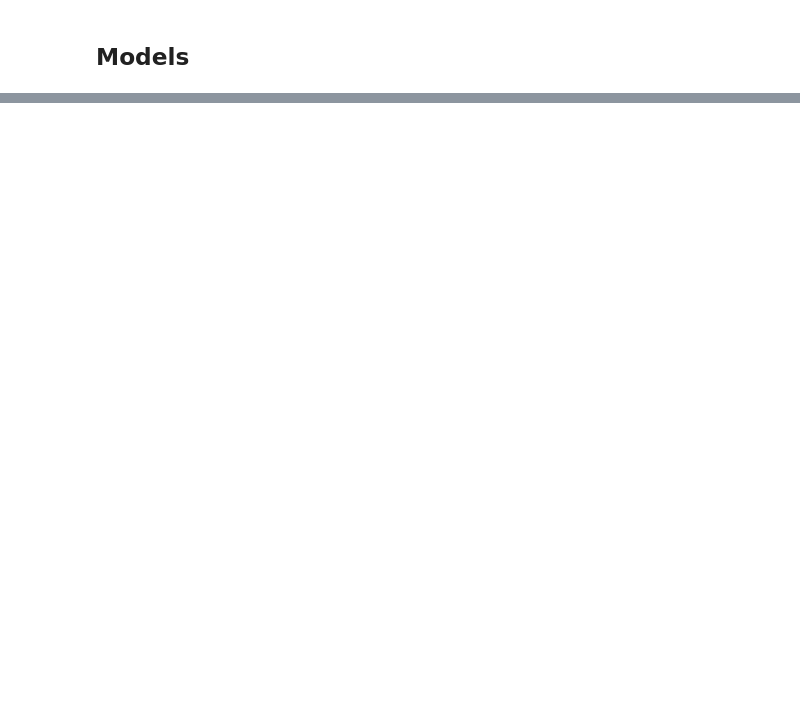
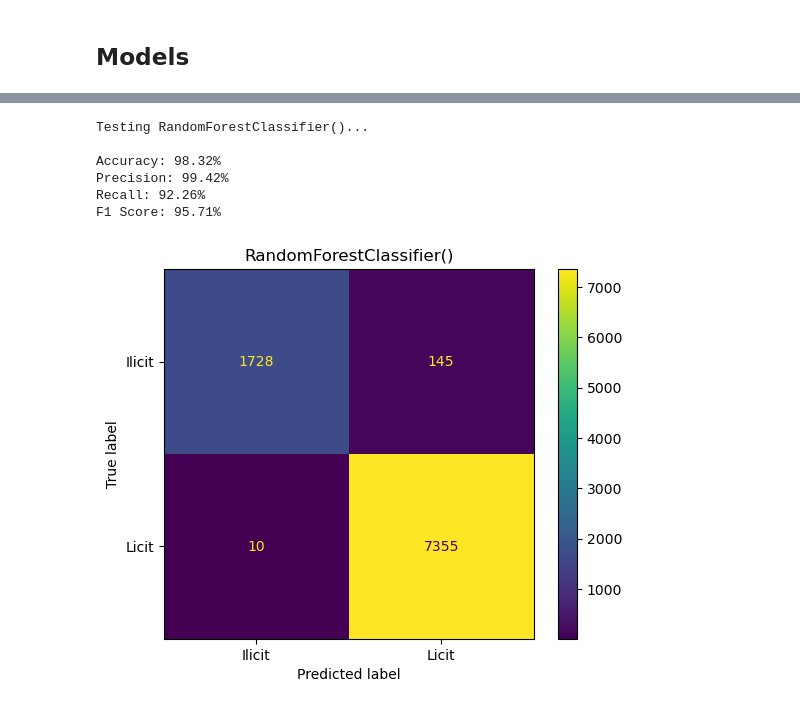
Before and after one commit to Arnau1/GraphAnomaly, a Jupyter notebook: Pipeline/Machine Learning.ipynb, the cells around one changed output, grey strips where cells are left out. Drawn from its saved outputs; the diff is of its cells as text; code cells hidden in the pictures; blank space fills up the shorter version.

```diff
--- a/Pipeline/Machine Learning.ipynb
+++ b/Pipeline/Machine Learning.ipynb
@@ -193,0 +67,10 @@ ValueError: Unknown label type: unknown. Maybe you are trying to fit a classifie
+# %%
+train_model(RandomForestClassifier())
+# %% [output]
+Testing RandomForestClassifier()...
+
+Accuracy: 98.32%
+Precision: 99.42%
+Recall: 92.26%
+F1 Score: 95.71%
+[figure, added]
```
Also changed, not shown: parts of 7 cells of this notebook.
